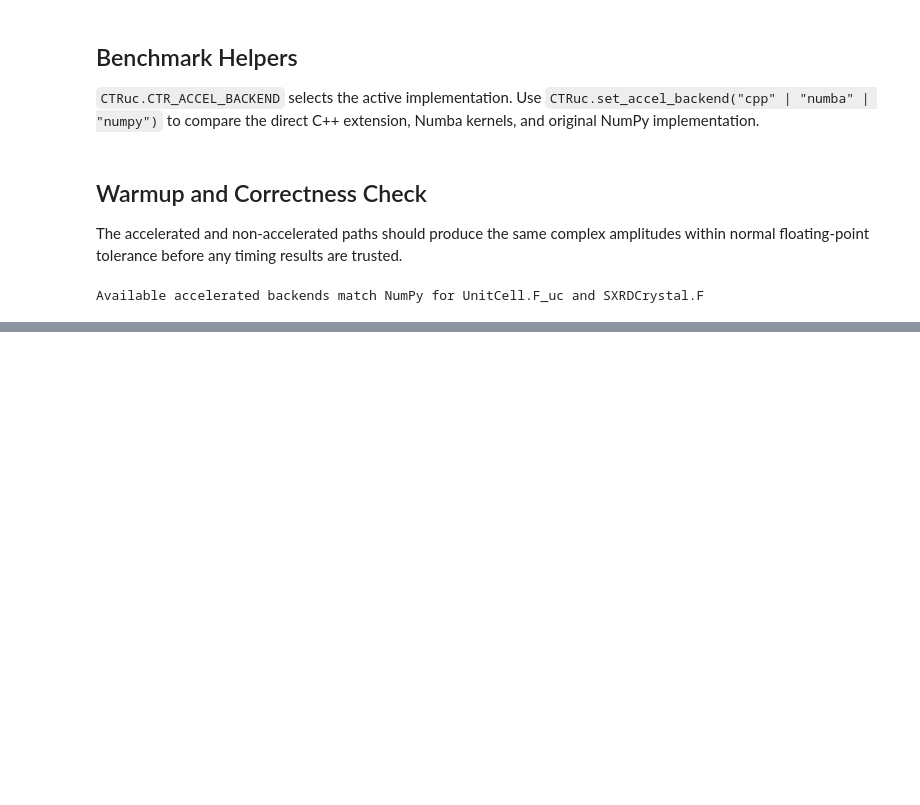
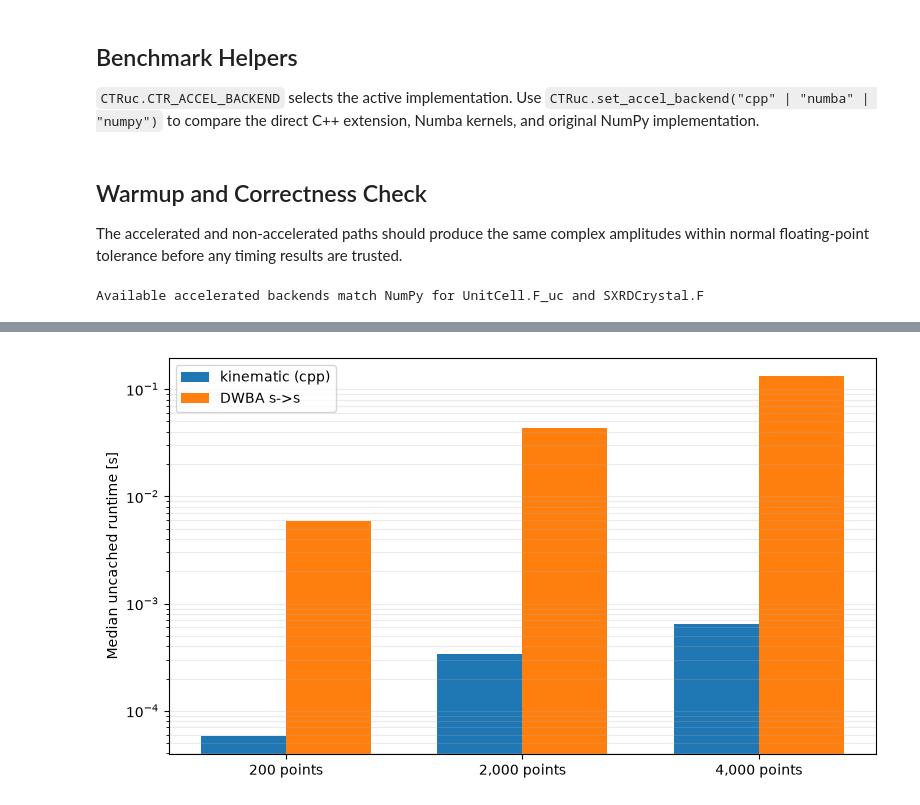
Before and after one commit to tifuchs/orGUI, a Jupyter notebook: doc/source/benchmarks/ctr_accel_backends.ipynb, the cells around one changed output, grey strips where cells are left out. Saved outputs shown, nothing was run; the diff lists cells and outputs as text; code cells hidden in the pictures; blank space fills up the shorter version.

```diff
--- a/doc/source/benchmarks/ctr_accel_backends.ipynb
+++ b/doc/source/benchmarks/ctr_accel_backends.ipynb
@@ -360,0 +299,81 @@ else:
+# %%
+KINEMATIC_BACKEND = next(
+    backend for backend in ("cpp", "numba", "numpy")
+    if backend in AVAILABLE_BACKENDS
+)
+
+
+def benchmark_dwba_slowdown(n_points, repeats=5):
+    xtal = load_crystal()
+    xtal.dwba.set_ctr_geometry(equal_angles=True)
+    h, k, l = make_rod(n_points)
+    set_backend(KINEMATIC_BACKEND)
+
+    def run_kinematic():
+        return xtal.F(h, k, l)
+
+    def run_dwba():
+        xtal.dwba.clear_cache()
+        return xtal.dwba.evaluate(
+            h,
+            k,
+            l,
+            polarization_i="s",
+            polarization_f="s",
+            cache=False,
+        ).F_h
+
+    original_budget = disable_form_factor_cache()
+    try:
+        kinematic = time_call(run_kinematic, repeats=repeats)
+        dwba = time_call(run_dwba, repeats=repeats)
+    finally:
+        xtal.dwba.clear_cache()
+        restore_form_factor_cache(original_budget)
+
+    return {
+        "points": n_points,
+        "kinematic_median_s": kinematic["median_s"],
+        "dwba_median_s": dwba["median_s"],
+        "dwba_slowdown": dwba["median_s"] / kinematic["median_s"],
+    }
+
+
+dwba_results = [
+    benchmark_dwba_slowdown(n_points)
+    for n_points in (200, 2_000, 4_000)
+]
+
+print(f"Kinematic baseline: {KINEMATIC_BACKEND}")
+print(f"{'points':>8} {'kinematic':>15} {'DWBA s->s':>15} {'DWBA slowdown':>15}")
+for row in dwba_results:
+    print(
+        f"{row['points']:8d} "
+        f"{format_seconds(row['kinematic_median_s']):>15} "
+        f"{format_seconds(row['dwba_median_s']):>15} "
+        f"{row['dwba_slowdown']:14.2f}x"
+    )
+
+labels = [f"{row['points']:,} points" for row in dwba_results]
+x = np.arange(len(labels))
+width = 0.36
+fig, ax = plt.subplots(figsize=(8, 4.5))
+ax.bar(
+    x - width / 2,
+    [row["kinematic_median_s"] for row in dwba_results],
+    width,
+    label=f"kinematic ({KINEMATIC_BACKEND})",
+)
+ax.bar(
+    x + width / 2,
+    [row["dwba_median_s"] for row in dwba_results],
+    width,
+    label="DWBA s->s",
+)
+ax.set_ylabel("Median uncached runtime [s]")
+ax.set_yscale("log")
+ax.set_xticks(x, labels)
+ax.legend()
+ax.grid(axis="y", which="both", alpha=0.25)
+fig.tight_layout()
+# %% [output]
@@ -360,0 +385 @@ else:
+[figure, added]
```
Also changed, not shown: parts of 11 cells of this notebook.
